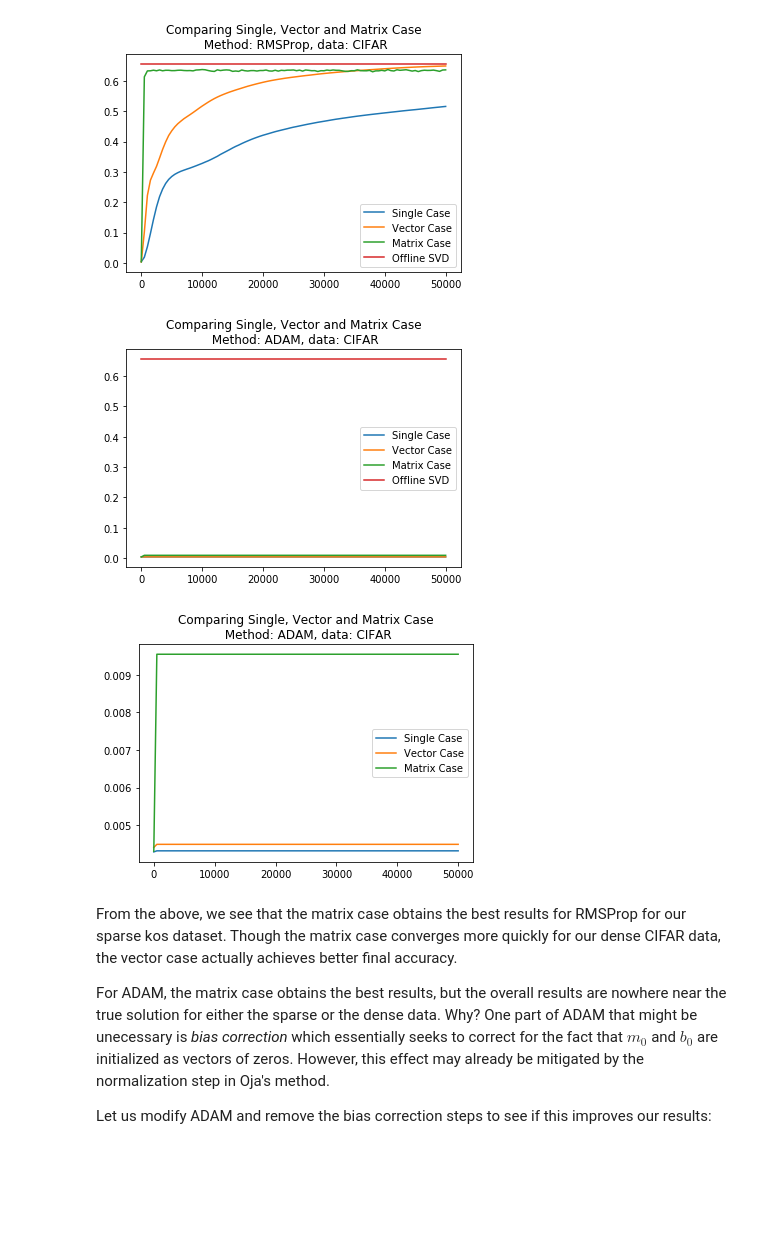
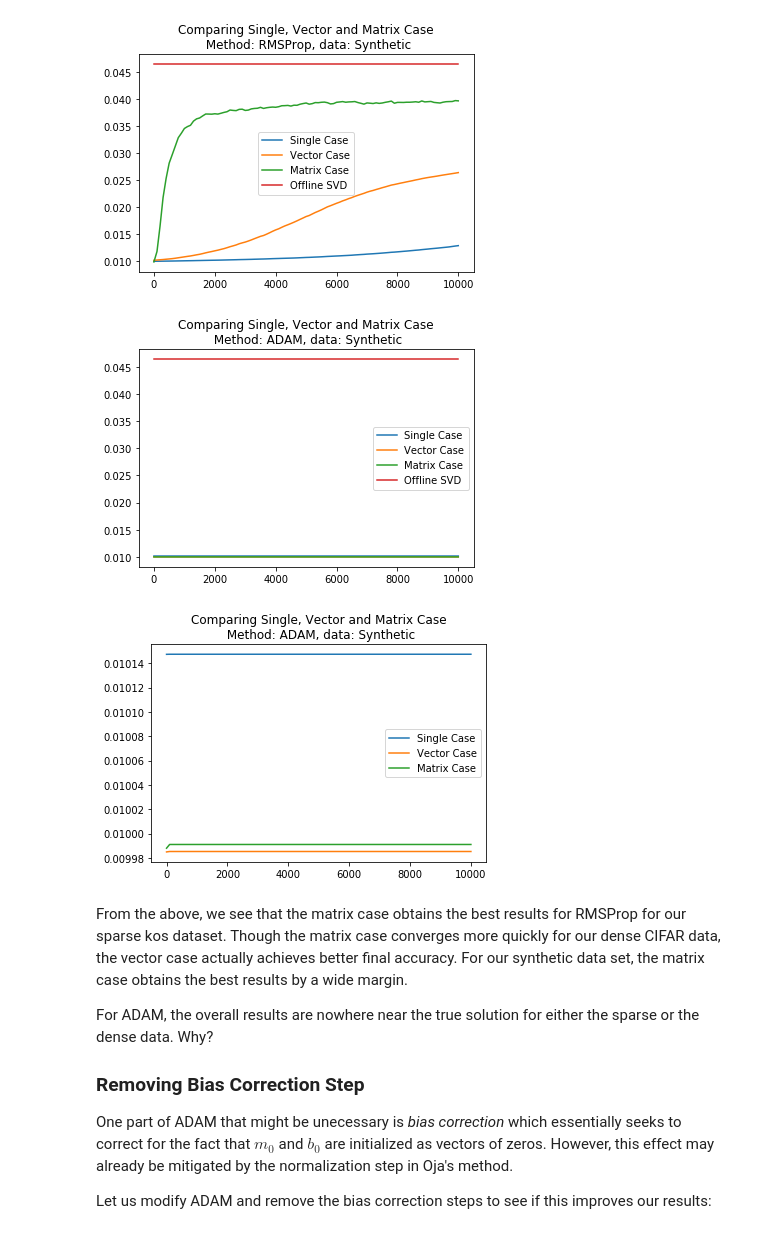
Before and after one commit to aamcbee/AdaOja, a Jupyter notebook: RMSProp, ADAM, AdaOja comparison.ipynb, the cells around one changed output. Saved outputs shown, nothing was run; the diff lists cells and outputs as text; code cells hidden in the pictures; blank space fills up the shorter version.

Commit message:
Finished commenting on comparison ipynb

```diff
--- a/RMSProp, ADAM, AdaOja comparison.ipynb
+++ b/RMSProp, ADAM, AdaOja comparison.ipynb
@@ -67,9 +54,0 @@ nips_expvar = la.norm(nips_SpX.dot(v_nips), ord='fro')**2 / nips_norm2
-# %%
-# Plot comparison of AdaOja, RMSProp and ADAM convergence (varying B)
-for B in [1, 10, 100]:
-    adaoja_kos, rmsp_kos, adam_kos = dssb.run_sim_bag('docword.kos.txt', k, methods=['AdaOja','RMSProp', 'ADAM'], eta=.1, B=B, X=kos_SpX, xnorm2=kos_norm2, b0_dim=1)
-    adaoja_nips, rmsp_nips, adam_nips = dssb.run_sim_bag('docword.nips.txt', k, methods=['AdaOja','RMSProp', 'ADAM'], B=B, X=nips_SpX, xnorm2=nips_norm2, eta=.1, b0_dim=1)
-    #adaoja_enr, rmsp_enr, adam_enr = dssb.run_sim_bag('docword.enron.txt', k, methods=['AdaOja','RMSProp', 'ADAM'], B=B, X=enr_SpX, xnorm2=enr_norm2, eta=.1, b0_dim=1)
-    pf.plot_mom_comp(adaoja_kos, rmsp_kos, adam_kos, 'Kos', true_evar=kos_expvar)
-    pf.plot_mom_comp(adaoja_nips, rmsp_nips, adam_nips, 'Nips', true_evar=nips_expvar)
-    #pf.plot_mom_comp(adaoja_enr, rmsp_enr, adam_enr, 'Enron', true_evar=enr_expvar)
@@ -91,7 +54,0 @@ Number of accuracy readings is greater than the number of samples. Setting num_a
-# %%
-# Plot comparison of AdaOja, HPCA and SPM convergence for B=10, 100; k=1...10
-k=1
-for B in [10, 100]:
-    ada_CIFAR, rmsp_CIFAR, adam_CIFAR = dssb.run_sim_fullX(CIFAR_sc, k, methods=['AdaOja','RMSProp', 'ADAM'], B=B, Sparse=False, xnorm2 = CIFAR_norm2, num_acc=200, bias_correction=False, b0_dim=1, eta=.1)
-    CIFAR_evar = expvar(CIFAR_sc, v_CIFAR[:,:k], xnorm2=CIFAR_norm2)
-    pf.plot_mom_comp(ada_CIFAR, rmsp_CIFAR, adam_CIFAR, 'CIFAR', true_evar=CIFAR_evar)
@@ -101 +74,12 @@ for B in [10, 100]:
+# %%
+# Initialize Synthetic Data
+n = 10000
+B = 1
+d = 1000
+k = 10
+sigma = 0.25
+cov, w, A0, syn = simd.spiked_covariance(n, d, k, sigma=sigma)
+V = la.eigh(np.cov(syn.T))[1][:,::-1][:,:k]
+syn_evar = expvar(syn, V)
+syn_norm2 = la.norm(syn, ord='fro')**2
 # %% [markdown]
@@ -153,15 +152,23 @@ rmsp2_cif, adam2_cif = dssb.run_sim_fullX(CIFAR_sc, k, methods=['RMSProp', 'ADAM
-# %%
-comp_b0_dim(rmsp0_cif, rmsp1_cif, rmsp2_cif, 'CIFAR', 'RMSProp', true_evar=CIFAR_evar)
-comp_b0_dim(adam0_cif, adam1_cif, adam2_cif, 'CIFAR', 'ADAM', true_evar=CIFAR_evar)
-comp_b0_dim(adam0_cif, adam1_cif, adam2_cif, 'CIFAR', 'ADAM')
-# %% [output]
-[figure, removed]
-[figure, removed]
-[figure, removed]
+# %%
+rmsp0_syn, adam0_syn = dssb.run_sim_fullX(syn, k, methods=['RMSProp', 'ADAM'], eta=.001, gamma=.9, beta_1 = 0.9, beta_2=0.999, delta=1e-8,  B=B, xnorm2 = syn_norm2, b0_dim=0, bias_correction=True, Sparse=False)
+rmsp1_syn, adam1_syn = dssb.run_sim_fullX(syn, k, methods=['RMSProp', 'ADAM'], eta=.001, gamma=.9, beta_1 = 0.9, beta_2=0.999, delta=1e-8, B=B, xnorm2 = syn_norm2, b0_dim=1, bias_correction=True, Sparse=False)
+rmsp2_syn, adam2_syn = dssb.run_sim_fullX(syn, k, methods=['RMSProp', 'ADAM'], eta=.001, gamma=.9, beta_1 = 0.9, beta_2=0.999, delta=1e-8, B=B, xnorm2 = syn_norm2, b0_dim=2, bias_correction=True, Sparse=False)
+
+comp_b0_dim(rmsp0_syn, rmsp1_syn, rmsp2_syn, 'Synthetic', 'RMSProp', true_evar=syn_evar)
+comp_b0_dim(adam0_syn, adam1_syn, adam2_syn, 'Synthetic', 'ADAM', true_evar=syn_evar)
+comp_b0_dim(adam0_syn, adam1_syn, adam2_syn, 'Synthetic', 'ADAM')
+# %% [output]
+[figure, added]
+[figure, added]
+[figure, added]
 # %% [markdown]
-From the above, we see that the matrix case obtains the best results for RMSProp for our sparse kos dataset. Though the matrix case converges more quickly for our dense CIFAR data, the vector case actually achieves better final accuracy.
+From the above, we see that the matrix case obtains the best results for RMSProp for our sparse kos dataset.
+Though the matrix case converges more quickly for our dense CIFAR data, the vector case actually achieves better final accuracy.
+For our synthetic data set, the matrix case obtains the best results by a wide margin.
 
-For ADAM, the matrix case obtains the best results, but the overall results are nowhere near the true solution for either the sparse or the dense data. Why?
+For ADAM, the overall results are nowhere near the true solution for either the sparse or the dense data. Why?
+
+### Removing Bias Correction Step
 One part of ADAM that might be unecessary is *bias correction* which essentially seeks to correct for the fact that $m_0$ and $b_0$ are initialized as vectors of zeros.
 However, this effect may already be mitigated by the normalization step in Oja's method.
 
```
Also changed, not shown: parts of 35 cells of this notebook, 2 other files.
